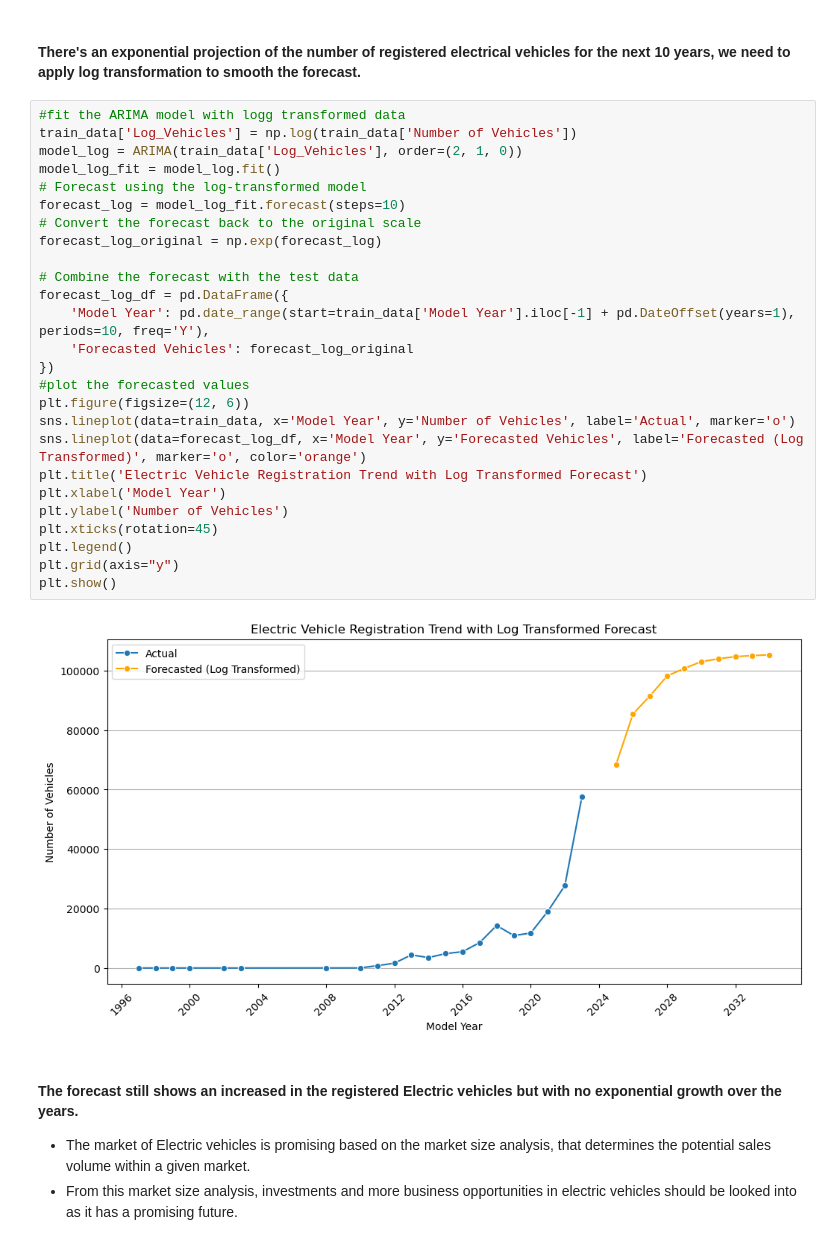
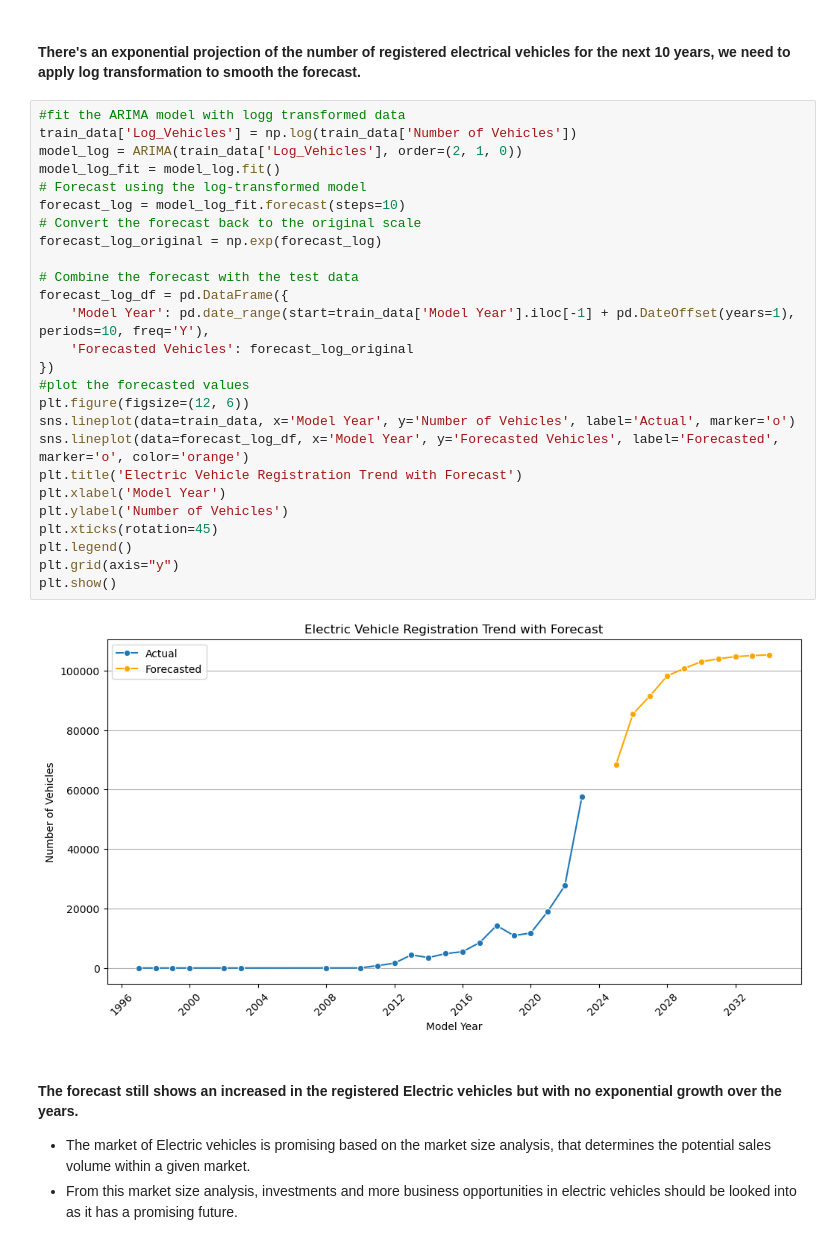
Before and after one commit to Antu4n/Electric-Vehicle-Market-Size-Case-Study, a Jupyter notebook: main.ipynb, the cells around one changed output. Saved outputs shown, nothing was run; the diff lists cells and outputs as text.

Commit message:
Update the forecast visualization

```diff
--- a/main.ipynb
+++ b/main.ipynb
@@ -400,31 +420,31 @@ plt.show()
 # %%
 #fit the ARIMA model with logg transformed data
 train_data['Log_Vehicles'] = np.log(train_data['Number of Vehicles'])
 model_log = ARIMA(train_data['Log_Vehicles'], order=(2, 1, 0))
 model_log_fit = model_log.fit()
 # Forecast using the log-transformed model
 forecast_log = model_log_fit.forecast(steps=10)
 # Convert the forecast back to the original scale
 forecast_log_original = np.exp(forecast_log)
 
 # Combine the forecast with the test data
 forecast_log_df = pd.DataFrame({
     'Model Year': pd.date_range(start=train_data['Model Year'].iloc[-1] + pd.DateOffset(years=1), periods=10, freq='Y'),
     'Forecasted Vehicles': forecast_log_original
 })
 #plot the forecasted values
 plt.figure(figsize=(12, 6))
 sns.lineplot(data=train_data, x='Model Year', y='Number of Vehicles', label='Actual', marker='o')
-sns.lineplot(data=forecast_log_df, x='Model Year', y='Forecasted Vehicles', label='Forecasted (Log Transformed)', marker='o', color='orange')
-plt.title('Electric Vehicle Registration Trend with Log Transformed Forecast')
+sns.lineplot(data=forecast_log_df, x='Model Year', y='Forecasted Vehicles', label='Forecasted', marker='o', color='orange')
+plt.title('Electric Vehicle Registration Trend with Forecast')
 plt.xlabel('Model Year')
 plt.ylabel('Number of Vehicles')
 plt.xticks(rotation=45)
 plt.legend()
 plt.grid(axis="y")
 plt.show()
 # %% [output]
-[figure, old version]
+[figure, new version]
 # %% [markdown]
 #### The forecast still shows an increased in the registered Electric vehicles but with no exponential growth over the years.
 - The market of Electric vehicles is promising based on the market size analysis, that determines the potential sales volume within a given market.
```
Also changed, not shown: parts of 2 cells of this notebook.
